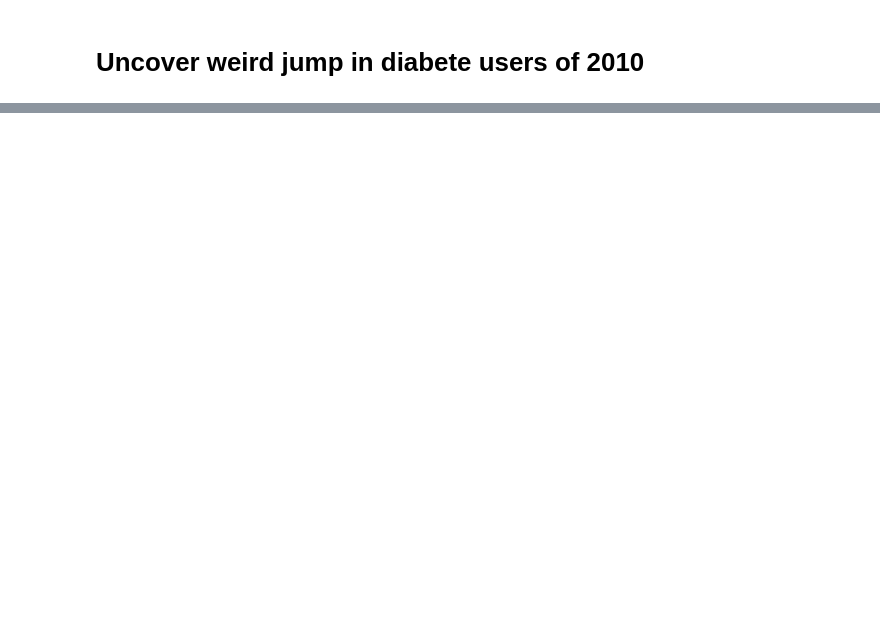
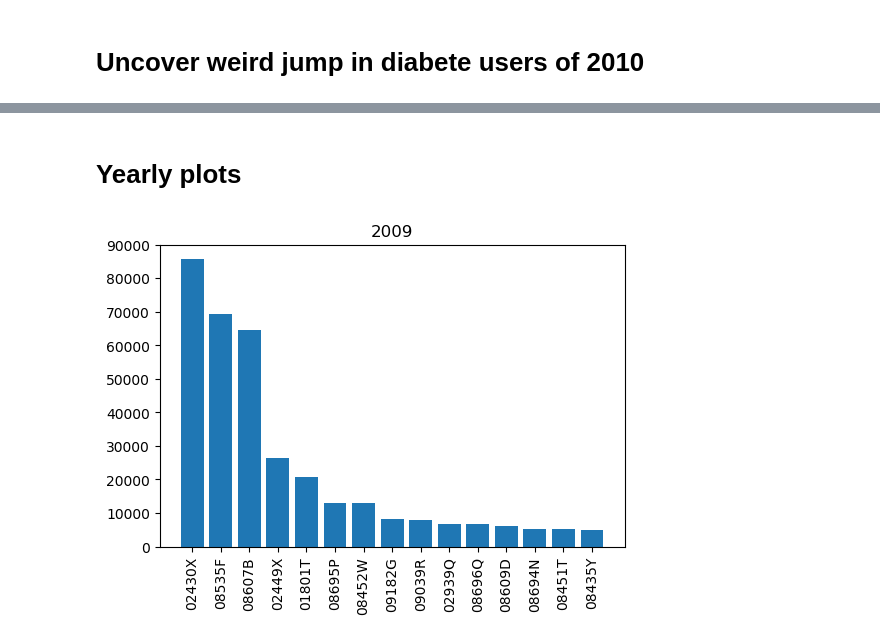
Before and after one commit to samuelefiorini/tangle, a Jupyter notebook: notebooks/uncovering_diabete_2010.ipynb, the cells around one changed output, grey strips where cells are left out. Saved outputs shown, nothing was run; the diff lists cells and outputs as text; code cells hidden in the pictures; blank space fills up the shorter version.

```diff
--- a/notebooks/uncovering_diabete_2010.ipynb
+++ b/notebooks/uncovering_diabete_2010.ipynb
@@ -30,0 +23,19 @@ IOError: File /home/samu/miniconda2/lib/python2.7/site-packages/mbspbs10pc/data/
+# %%
+cc = pkl.load(open('../tmp/dump_cc_.pkl','rb')) # continuously and consistently concessionals
+# %%
+_dd = pd.read_csv(os.path.join(home[0], 'data', 'drugs_used_in_diabetes.csv'), header=0) # drugs used in diabetes
+for item in _dd.values.ravel():
+    if len(item) < 6:
+        dd.add(str(0)+item)
+    else:
+        dd.add(item)
+# %%
+items = dict()
+for pbs in tqdm(sorted(pbs_files_fullpath)):
+    _pbs = pd.read_csv(pbs, header=0, usecols=['PTNT_ID', 'ITM_CD'])
+    _pbs = _pbs.loc[_pbs['ITM_CD'].isin(dd)] # keep only diabetics
+    _pbs = _pbs.loc[_pbs['PTNT_ID'].isin(cc)] # keep only concessionals
+    items[pbs] = _pbs['ITM_CD'].values.ravel()
+# %%
+sorted_keys = sorted(items.keys())
+sorted_keys
@@ -30,0 +50,8 @@ IOError: File /home/samu/miniconda2/lib/python2.7/site-packages/mbspbs10pc/data/
+# %% [markdown]
+# Yearly plots
+# %%
+show_most_frequent(items[sorted_keys[1]], top_k=15, column=2009)
+plt.ylim([0, 90000])
+plt.savefig('../tmp/hist2009.png');
+# %% [output]
+[figure, added]
```
Also changed, not shown: parts of 21 cells of this notebook.
